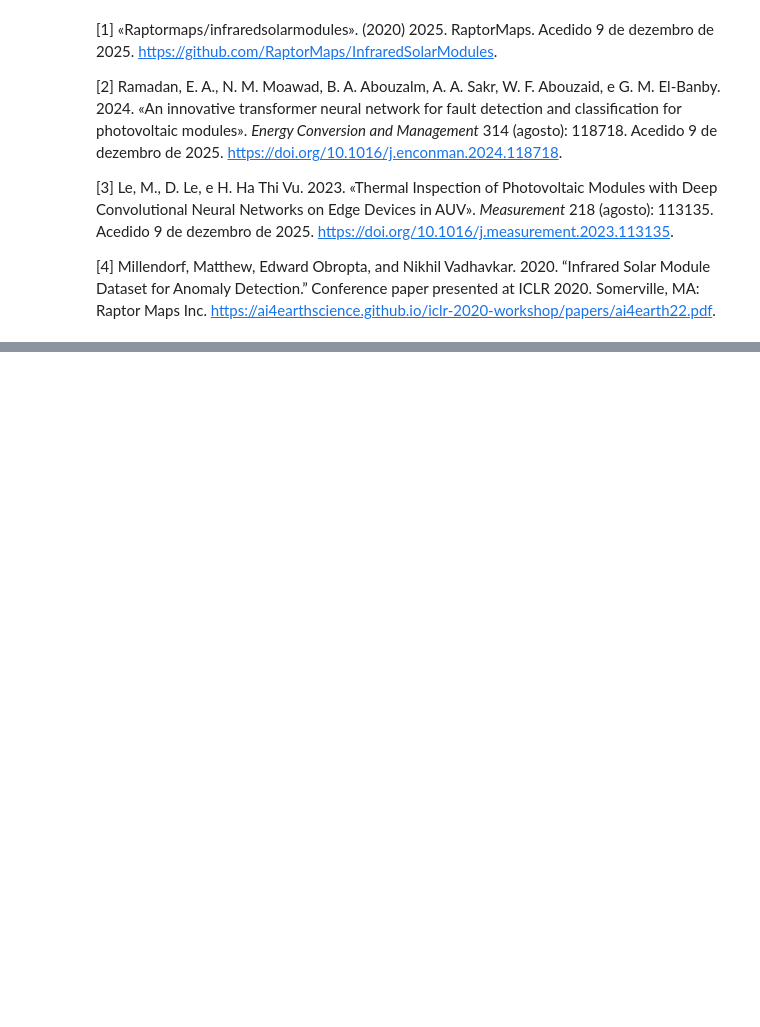
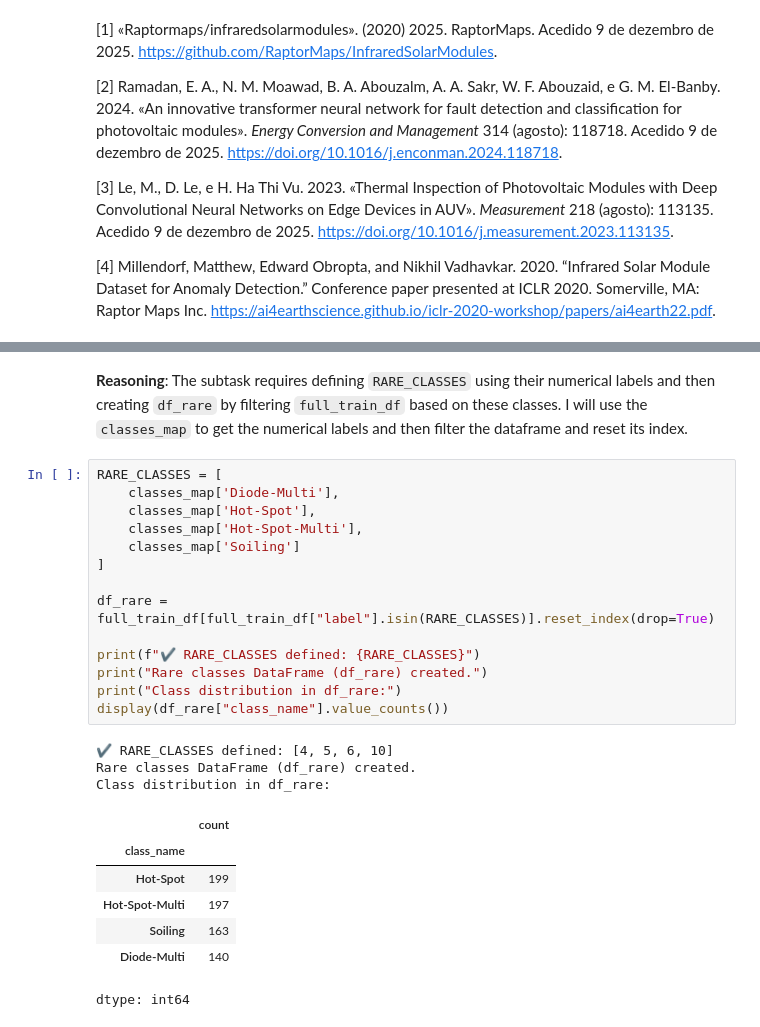
Before and after one commit to FM11pp3/VC_0312, a Jupyter notebook: [Final Version] [M.EGI026] Assignment 2.ipynb, the cells around one changed output, grey strips where cells are left out. Saved outputs shown, nothing was run; the diff lists cells and outputs as text; blank space fills up the shorter version.

```diff
--- a/[Final Version] [M.EGI026] Assignment 2.ipynb
+++ b/[Final Version] [M.EGI026] Assignment 2.ipynb
@@ -2526,0 +2588,28 @@ else:
+# %% [markdown]
+**Reasoning**:
+The subtask requires defining `RARE_CLASSES` using their numerical labels and then creating `df_rare` by filtering `full_train_df` based on these classes. I will use the `classes_map` to get the numerical labels and then filter the dataframe and reset its index.
+# %%
+RARE_CLASSES = [
+    classes_map['Diode-Multi'],
+    classes_map['Hot-Spot'],
+    classes_map['Hot-Spot-Multi'],
+    classes_map['Soiling']
+]
+
+df_rare = full_train_df[full_train_df["label"].isin(RARE_CLASSES)].reset_index(drop=True)
+
+print(f"✔️ RARE_CLASSES defined: {RARE_CLASSES}")
+print("Rare classes DataFrame (df_rare) created.")
+print("Class distribution in df_rare:")
+display(df_rare["class_name"].value_counts())
+# %% [output]
+✔️ RARE_CLASSES defined: [4, 5, 6, 10]
+Rare classes DataFrame (df_rare) created.
+Class distribution in df_rare:
+|  | count |
+| class_name |  |
+| Hot-Spot | 199 |
+| Hot-Spot-Multi | 197 |
+| Soiling | 163 |
+| Diode-Multi | 140 |
+dtype: int64
```
Also changed, not shown: parts of 22 cells of this notebook.
